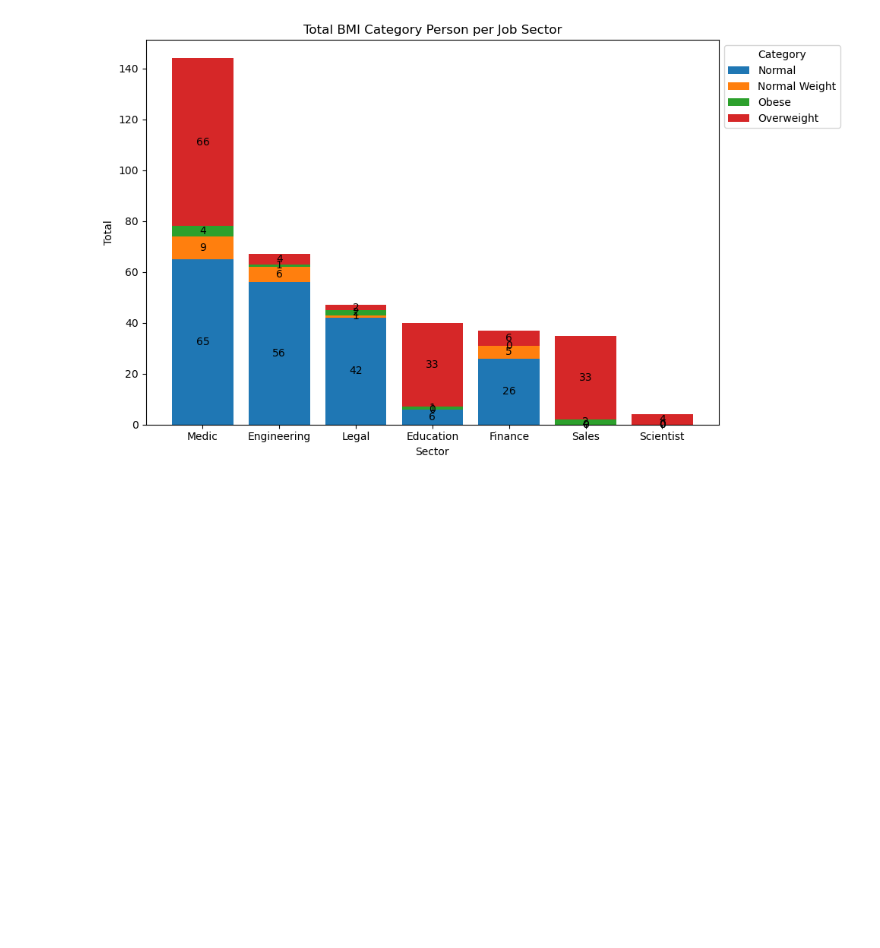
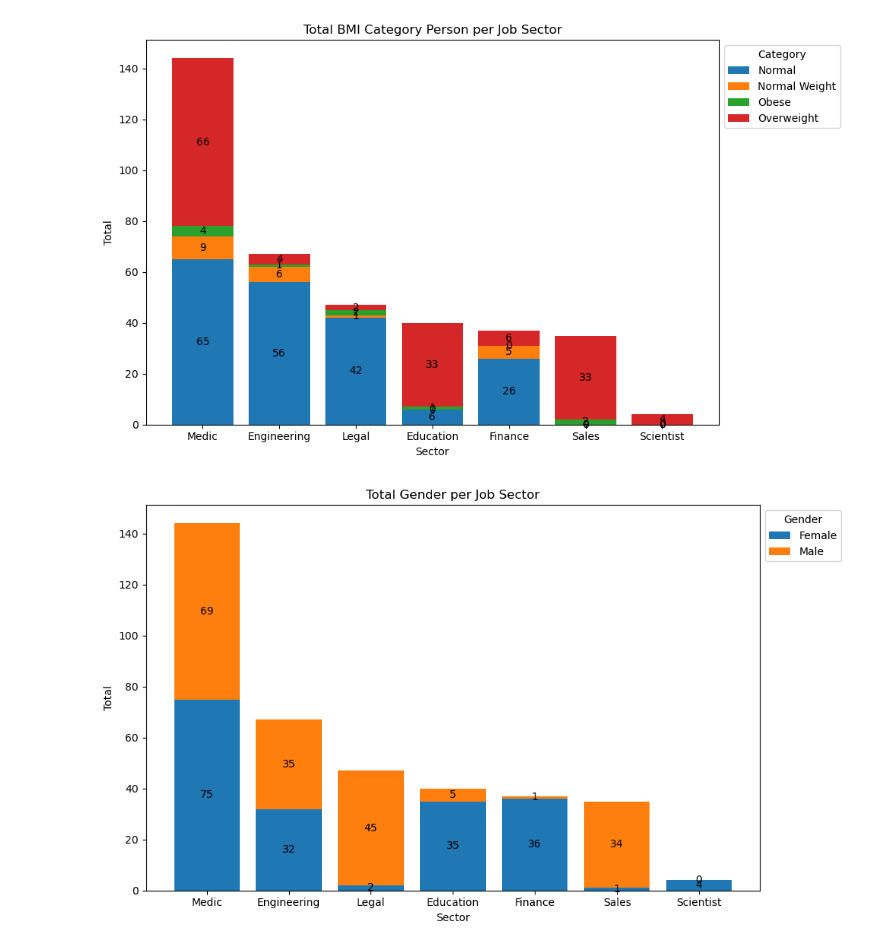
Before and after one commit to FlazeFy2/DS-Sleep_Health_and_Lifestyle_Dataset, a Jupyter notebook: exploratory data analysis-bar.ipynb, the cells around one changed output. Cells and saved outputs as stored; diff of their text form; code cells hidden in the pictures; blank space fills up the shorter version.

Commit message:
[DS] Exploratory Data Analysis (EDA) - Stacked Bar Chart Gender and Sector

```diff
--- a/exploratory data analysis-bar.ipynb
+++ b/exploratory data analysis-bar.ipynb
@@ -91,3 +91,61 @@ plt.tight_layout()
 plt.show()
 # %% [output]
 [figure]
+# %%
+import pandas as pd
+import matplotlib.pyplot as plt
+import numpy as np
+
+df = pd.read_csv("Sleep_health_and_lifestyle_dataset.csv")
+
+# Others Asset
+sectors = {
+    "Medic": ["Doctor", "Nurse"],
+    "Engineering": ["Software Engineer", "Engineer"],
+    "Scientist": ["Scientist"],
+    "Sales": ["Sales Representative", "Salesperson", "Manager"],
+    "Legal": ["Lawyer"],
+    "Education": ["Teacher"],
+    "Finance": ["Accountant"]
+}
+
+def assign_sector(state):
+    for region, states in sectors.items():
+        if state in states:
+            return region
+    return "Unknown"
+
+# Implement Sector Based Job
+df["Sector"] = df["Occupation"].apply(assign_sector)
+
+# Exploratory Data Analysis (EDA) - Stacked Bar Chart Gender and Sector
+# Dataset
+context_group_counts = df.groupby(['Sector', 'Gender'], observed=False).size().reset_index(name='Count')
+stacked_data = context_group_counts.pivot(index='Sector', columns='Gender', values='Count').fillna(0)
+
+# Ordering
+stacked_data['Total'] = stacked_data.sum(axis=1)
+stacked_data = stacked_data.sort_values(by='Total', ascending=False)
+categories = stacked_data.columns[:-1]
+counts = stacked_data[categories].values
+
+# Plotting
+context = stacked_data.index
+fig, ax = plt.subplots(figsize=(10, 6))
+bottom = np.zeros(len(context))
+
+# Plot each group_col as stack
+for group_col_index, group in enumerate(categories):
+    p = ax.bar(context, counts[:, group_col_index], label=group, bottom=bottom)
+    bottom += counts[:, group_col_index]
+    ax.bar_label(p, label_type='center', fmt='%d')
+
+# Bar Chart
+ax.set_title(f'Total Gender per Job Sector')
+ax.set_xlabel('Sector')
+ax.set_ylabel('Total')
+ax.legend(title='Gender', bbox_to_anchor=(1, 1), loc='upper left')
+plt.tight_layout()
+plt.show()
+# %% [output]
+[figure, added]
```
Also changed, not shown: parts of 1 cell of this notebook.
